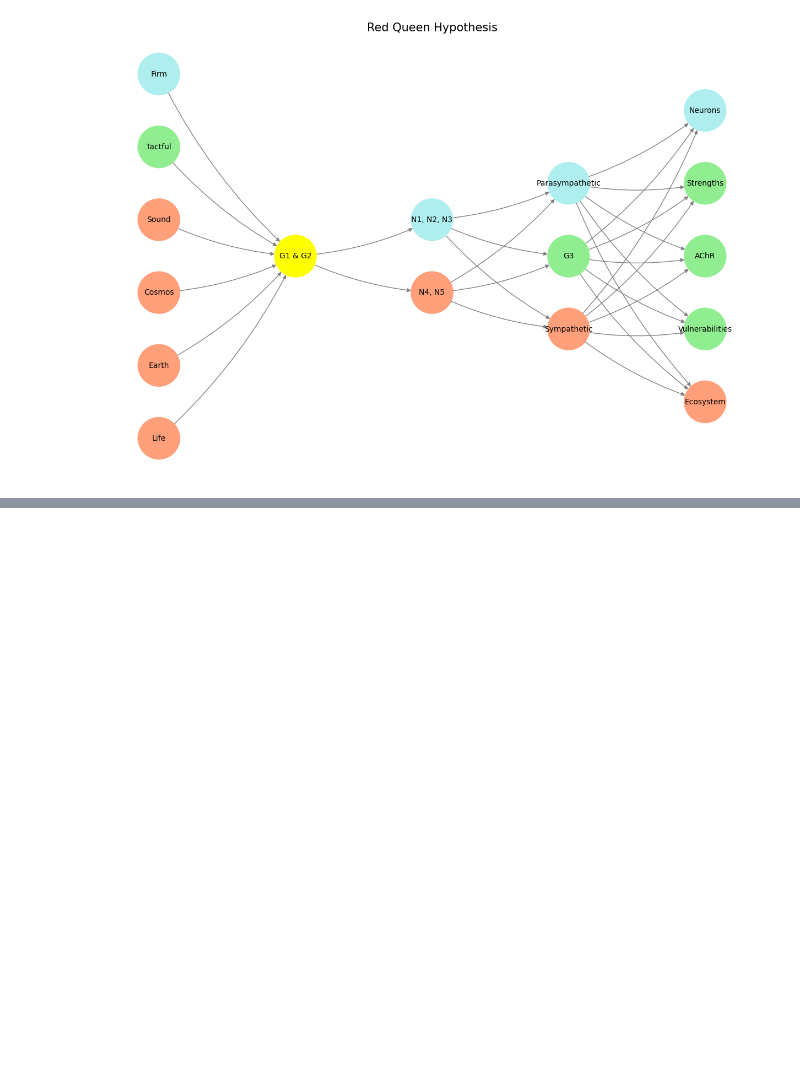
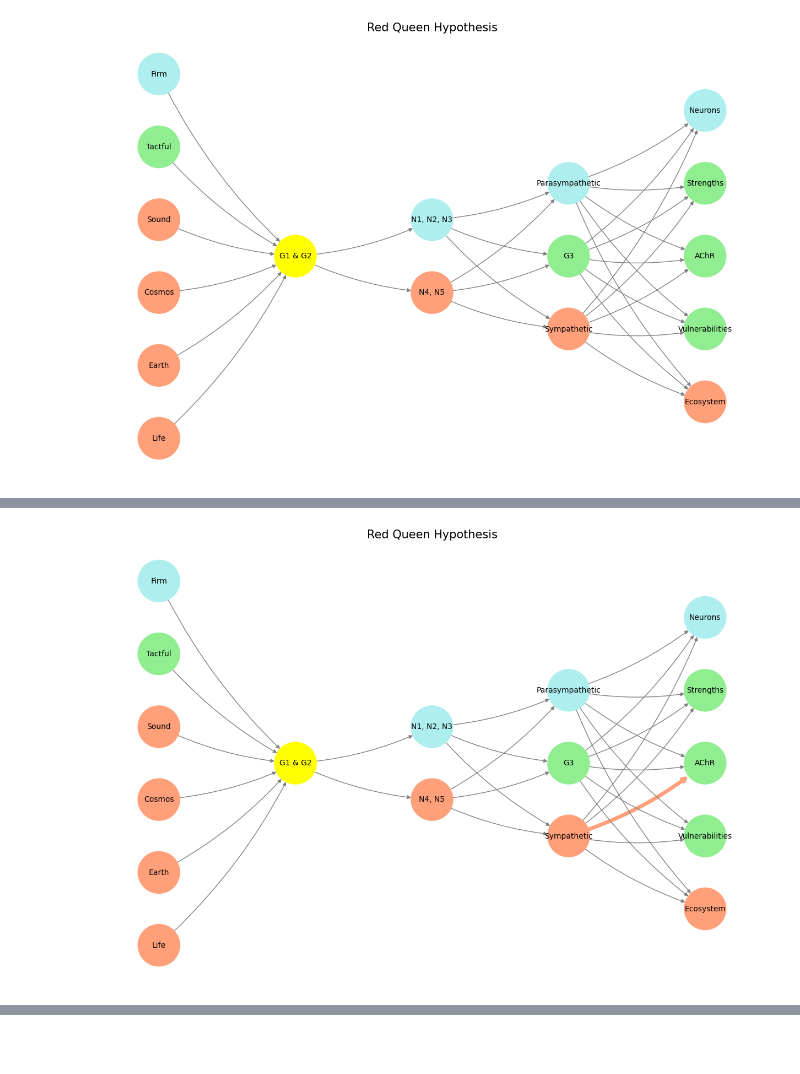
Before and after one commit to abikesa/festokivengere, a Jupyter notebook: kitabo/ensi/_build/jupyter_execute/act3/part3/part3_3.ipynb, the cells around one changed output, grey strips where cells are left out. Cells and saved outputs as stored; diff of their text form; code cells hidden in the pictures; blank space fills up the shorter version.

```diff
--- a/kitabo/ensi/_build/jupyter_execute/act3/part3/part3_3.ipynb
+++ b/kitabo/ensi/_build/jupyter_execute/act3/part3/part3_3.ipynb
@@ -138,0 +142,94 @@ Your model suggests a fascinating ecological feedback loop: the ubiquity of ACh
+# %%
+import numpy as np
+import matplotlib.pyplot as plt
+import networkx as nx
+
+# Define the neural network structure
+def define_layers():
+    return {
+        'Pre-Input': ['Life', 'Earth', 'Cosmos', 'Sound', 'Tactful', 'Firm'],
+        'Yellowstone': ['G1 & G2'],
+        'Input': ['N4, N5', 'N1, N2, N3'],
+        'Hidden': ['Sympathetic', 'G3', 'Parasympathetic'],
+        'Output': ['Ecosystem', 'Vulnerabilities', 'AChR', 'Strengths', 'Neurons']
+    }
+
+# Assign colors to nodes
+def assign_colors(node, layer):
+    if node == 'G1 & G2':
+        return 'yellow'
+    if layer == 'Pre-Input' and node in ['Tactful']:
+        return 'lightgreen'
+    if layer == 'Pre-Input' and node in ['Firm']:
+        return 'paleturquoise'
+    elif layer == 'Input' and node == 'N1, N2, N3':
+        return 'paleturquoise'
+    elif layer == 'Hidden':
+        if node == 'Parasympathetic':
+            return 'paleturquoise'
+        elif node == 'G3':
+            return 'lightgreen'
+        elif node == 'Sympathetic':
+            return 'lightsalmon'
+    elif layer == 'Output':
+        if node == 'Neurons':
+            return 'paleturquoise'
+        elif node in ['Strengths', 'AChR', 'Vulnerabilities']:
+            return 'lightgreen'
+        elif node == 'Ecosystem':
+            return 'lightsalmon'
+    return 'lightsalmon'  # Default color
+
+# Calculate positions for nodes
+def calculate_positions(layer, center_x, offset):
+    layer_size = len(layer)
+    start_y = -(layer_size - 1) / 2  # Center the layer vertically
+    return [(center_x + offset, start_y + i) for i in range(layer_size)]
+
+# Create and visualize the neural network graph
+def visualize_nn():
+    layers = define_layers()
+    G = nx.DiGraph()
+    pos = {}
+    node_colors = []
+    center_x = 0  # Align nodes horizontally
+
+    # Add nodes and assign positions
+    for i, (layer_name, nodes) in enumerate(layers.items()):
+        y_positions = calculate_positions(nodes, center_x, offset=-len(layers) + i + 1)
+        for node, position in zip(nodes, y_positions):
+            G.add_node(node, layer=layer_name)
+            pos[node] = position
+            node_colors.append(assign_colors(node, layer_name))
+
+    # Add edges (without weights)
+    for layer_pair in [
+        ('Pre-Input', 'Yellowstone'), ('Yellowstone', 'Input'), ('Input', 'Hidden'), ('Hidden', 'Output')
+    ]:
+        source_layer, target_layer = layer_pair
+        for source in layers[source_layer]:
+            for target in layers[target_layer]:
+                G.add_edge(source, target)
+
+    # Add edge thickness for a specific connection
+    edge_thickness = {('Sympathetic', 'AChR'): 5}  # Specific edge
+    edge_widths = [edge_thickness.get((u, v), 1) for u, v in G.edges]
+
+    # Update the edge colors for visualization
+    edge_colors = ['lightsalmon' if (u, v) in edge_thickness else 'gray' for u, v in G.edges]
+
+    # Draw the graph
+    plt.figure(figsize=(12, 8))
+    nx.draw(
+        G, pos, with_labels=True, node_color=node_colors, edge_color=edge_colors,
+        width=edge_widths, node_size=3000, font_size=10, connectionstyle="arc3,rad=0.1"
+    )
+    plt.title("Red Queen Hypothesis", fontsize=15)
+    plt.show()
+
+
+
+# Run the visualization
+visualize_nn()
+# %% [output]
+[figure, added]
```
Also changed, not shown: parts of 3 cells of this notebook, 30 other files.
